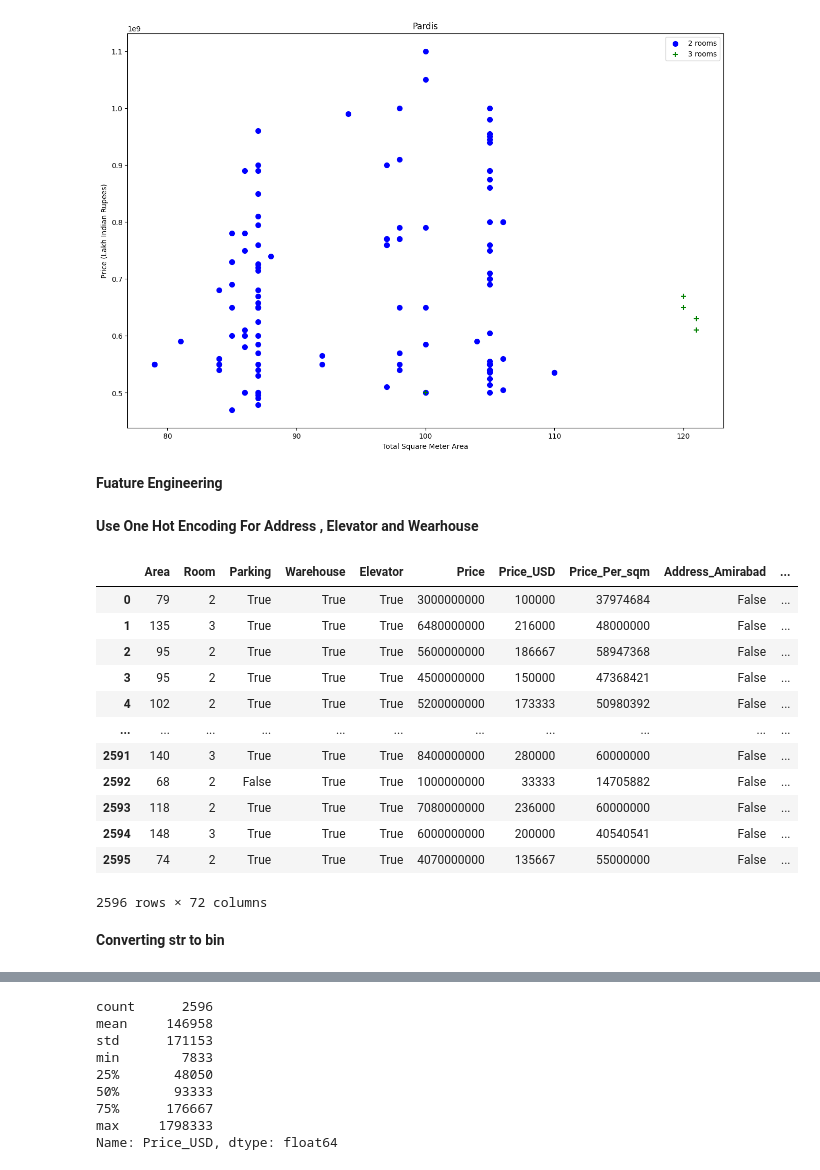
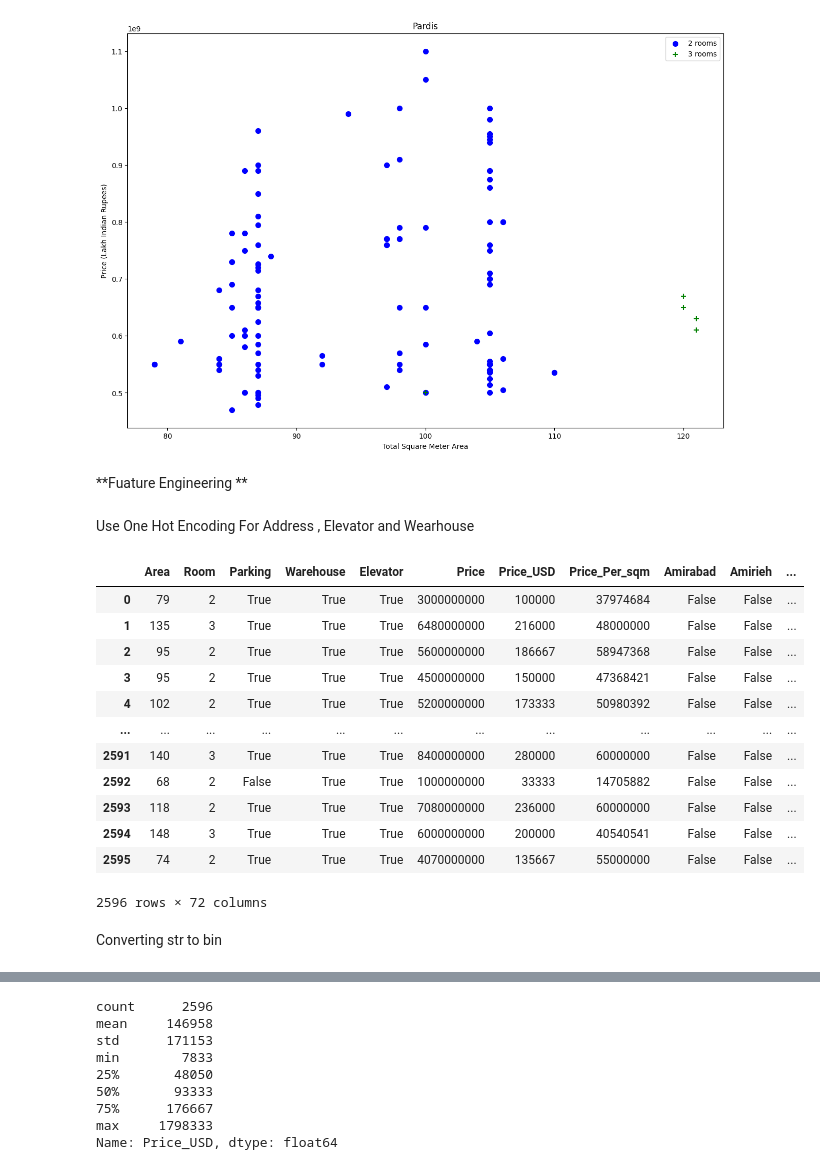
Before and after one commit to Nazaninmahmoudi/Tehran-House-Price-Prediction, a Jupyter notebook: Tehran_house_price_prediction_ML.ipynb, the cells around one changed output, grey strips where cells are left out. Saved outputs shown, nothing was run; the diff lists cells and outputs as text; code cells hidden in the pictures.

Commit message:
Kaggle Notebook | Tehran_House_Price_Prediction-Machine-Learning | final_publish

```diff
--- a/Tehran_house_price_prediction_ML.ipynb
+++ b/Tehran_house_price_prediction_ML.ipynb
@@ -433,30 +395,34 @@ plot_scatter_chart(p_data,"Pardis")
 # %% [output]
 [figure]
 # %% [markdown]
-**Fuature Engineering**
+**Fuature Engineering **
 # %% [markdown]
-**Use One Hot Encoding For Address , Elevator and Wearhouse**
+Use One Hot Encoding For Address , Elevator and Wearhouse
 # %%
 enc_data = p_data.copy()
 enc_data = pd.concat([enc_data, pd.get_dummies(enc_data['Address'], prefix='Address', drop_first=True)], axis=1)
 enc_data.drop('Address', axis=1, inplace=True)
+
+# Removeing "Address_" from column names
+enc_data.columns = enc_data.columns.str.replace(r'^Address_', '', regex=True)
+
 enc_data
 # %% [output]
-|  | Area | Room | Parking | Warehouse | Elevator | Price | Price_USD | Price_Per_sqm | Address_Amirabad | ... |
-| 0 | 79 | 2 | True | True | True | 3000000000 | 100000 | 37974684 | False | ... |
-| 1 | 135 | 3 | True | True | True | 6480000000 | 216000 | 48000000 | False | ... |
-| 2 | 95 | 2 | True | True | True | 5600000000 | 186667 | 58947368 | False | ... |
-| 3 | 95 | 2 | True | True | True | 4500000000 | 150000 | 47368421 | False | ... |
-| 4 | 102 | 2 | True | True | True | 5200000000 | 173333 | 50980392 | False | ... |
-| ... | ... | ... | ... | ... | ... | ... | ... | ... | ... | ... |
-| 2591 | 140 | 3 | True | True | True | 8400000000 | 280000 | 60000000 | False | ... |
-| 2592 | 68 | 2 | False | True | True | 1000000000 | 33333 | 14705882 | False | ... |
-| 2593 | 118 | 2 | True | True | True | 7080000000 | 236000 | 60000000 | False | ... |
-| 2594 | 148 | 3 | True | True | True | 6000000000 | 200000 | 40540541 | False | ... |
-| 2595 | 74 | 2 | True | True | True | 4070000000 | 135667 | 55000000 | False | ... |
+|  | Area | Room | Parking | Warehouse | Elevator | Price | Price_USD | Price_Per_sqm | Amirabad | Amirieh | ... |
+| 0 | 79 | 2 | True | True | True | 3000000000 | 100000 | 37974684 | False | False | ... |
+| 1 | 135 | 3 | True | True | True | 6480000000 | 216000 | 48000000 | False | False | ... |
+| 2 | 95 | 2 | True | True | True | 5600000000 | 186667 | 58947368 | False | False | ... |
+| 3 | 95 | 2 | True | True | True | 4500000000 | 150000 | 47368421 | False | False | ... |
+| 4 | 102 | 2 | True | True | True | 5200000000 | 173333 | 50980392 | False | False | ... |
+| ... | ... | ... | ... | ... | ... | ... | ... | ... | ... | ... | ... |
+| 2591 | 140 | 3 | True | True | True | 8400000000 | 280000 | 60000000 | False | False | ... |
+| 2592 | 68 | 2 | False | True | True | 1000000000 | 33333 | 14705882 | False | False | ... |
+| 2593 | 118 | 2 | True | True | True | 7080000000 | 236000 | 60000000 | False | False | ... |
+| 2594 | 148 | 3 | True | True | True | 6000000000 | 200000 | 40540541 | False | False | ... |
+| 2595 | 74 | 2 | True | True | True | 4070000000 | 135667 | 55000000 | False | False | ... |
 2596 rows × 72 columns
 # %% [markdown]
-**Converting str to bin**
+Converting str to bin
 # %%
 enc_data['Parking'] = enc_data['Parking'].astype(int)
 enc_data['Warehouse'] = enc_data['Warehouse'].astype(int)
```
Also changed, not shown: parts of 34 cells of this notebook.
